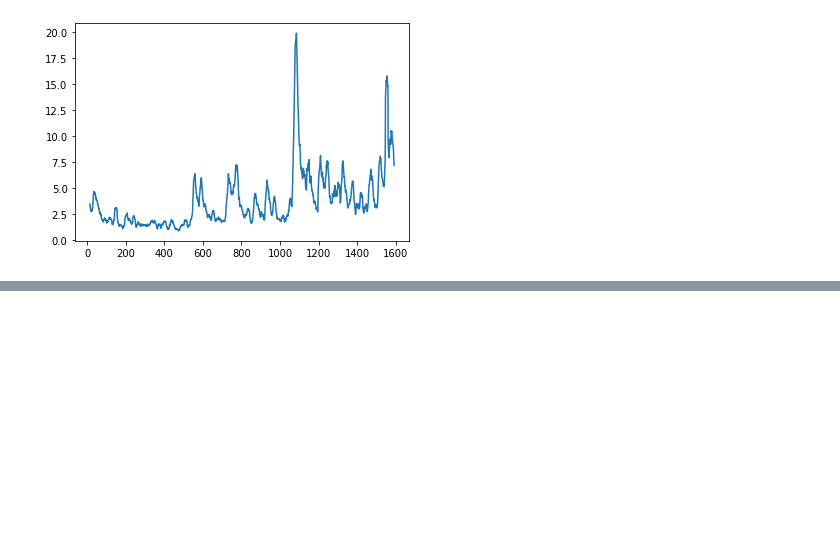
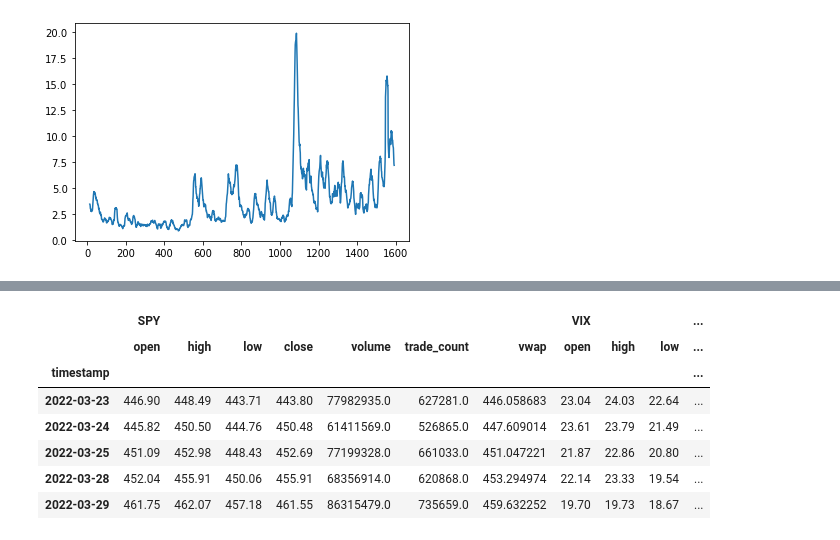
Before and after one commit to JoeHGeoghegan/VIX_Timing_The_Market, a Jupyter notebook: Notebooks/Laramie.ipynb, the cells around one changed output, grey strips where cells are left out. Drawn from its saved outputs; the diff is of its cells as text; code cells hidden in the pictures; blank space fills up the shorter version.

```diff
--- a/Notebooks/Laramie.ipynb
+++ b/Notebooks/Laramie.ipynb
@@ -76,0 +146,11 @@ true_range.to_csv("../Data/rawdata/TR_data.csv")
+# %%
+combined_df.tail()
+# %% [output]
+|  | SPY |  |  |  |  |  |  | VIX |  |  | ... |
+|  | open | high | low | close | volume | trade_count | vwap | open | high | low | ... |
+| timestamp |  |  |  |  |  |  |  |  |  |  | ... |
+| 2022-03-23 | 446.90 | 448.49 | 443.71 | 443.80 | 77982935.0 | 627281.0 | 446.058683 | 23.04 | 24.03 | 22.64 | ... |
+| 2022-03-24 | 445.82 | 450.50 | 444.76 | 450.48 | 61411569.0 | 526865.0 | 447.609014 | 23.61 | 23.79 | 21.49 | ... |
+| 2022-03-25 | 451.09 | 452.98 | 448.43 | 452.69 | 77199328.0 | 661033.0 | 451.047221 | 21.87 | 22.86 | 20.80 | ... |
+| 2022-03-28 | 452.04 | 455.91 | 450.06 | 455.91 | 68356914.0 | 620868.0 | 453.294974 | 22.14 | 23.33 | 19.54 | ... |
+| 2022-03-29 | 461.75 | 462.07 | 457.18 | 461.55 | 86315479.0 | 735659.0 | 459.632252 | 19.70 | 19.73 | 18.67 | ... |
```
Also changed, not shown: parts of 12 cells of this notebook, 4 other files.
